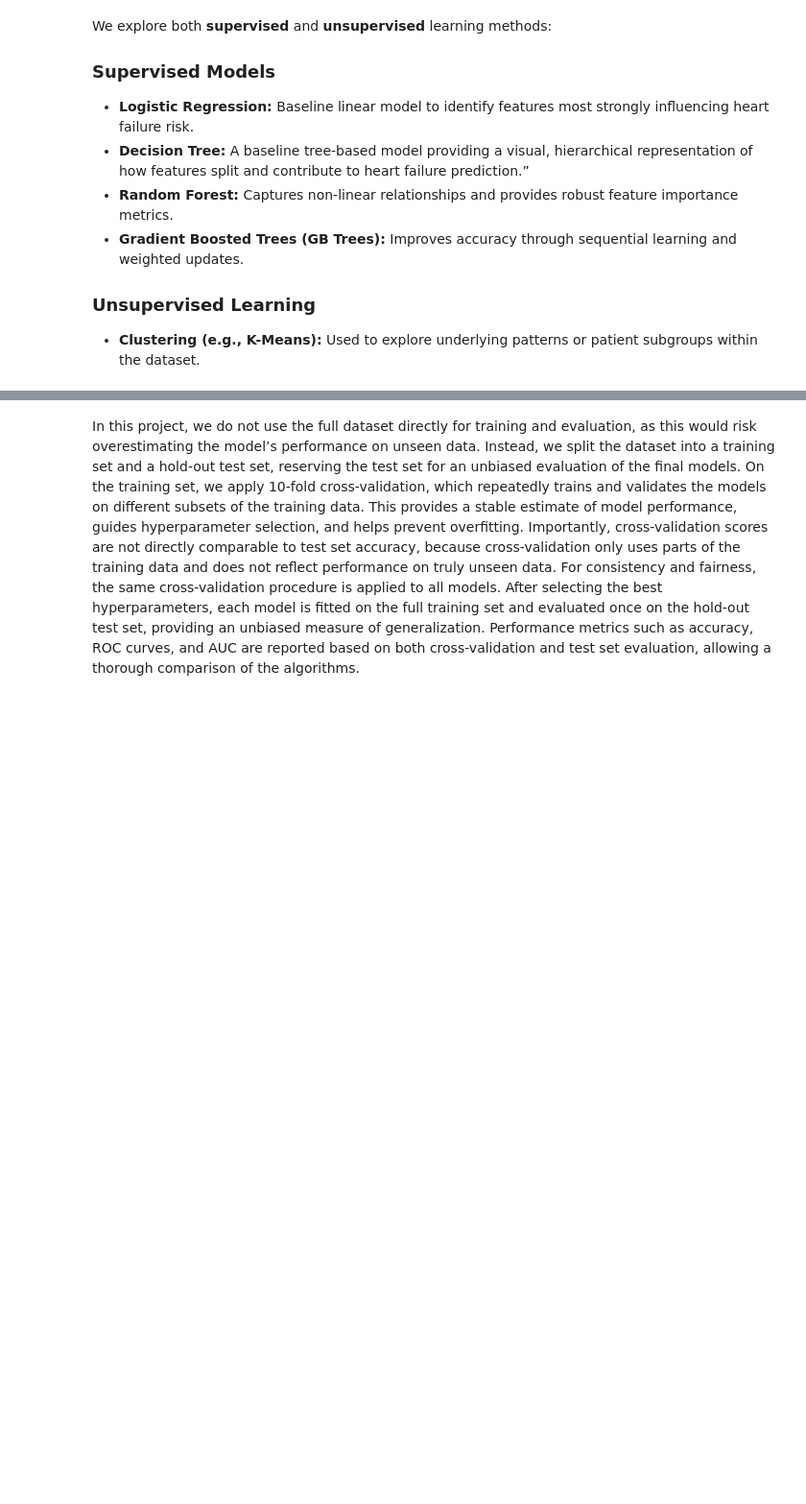
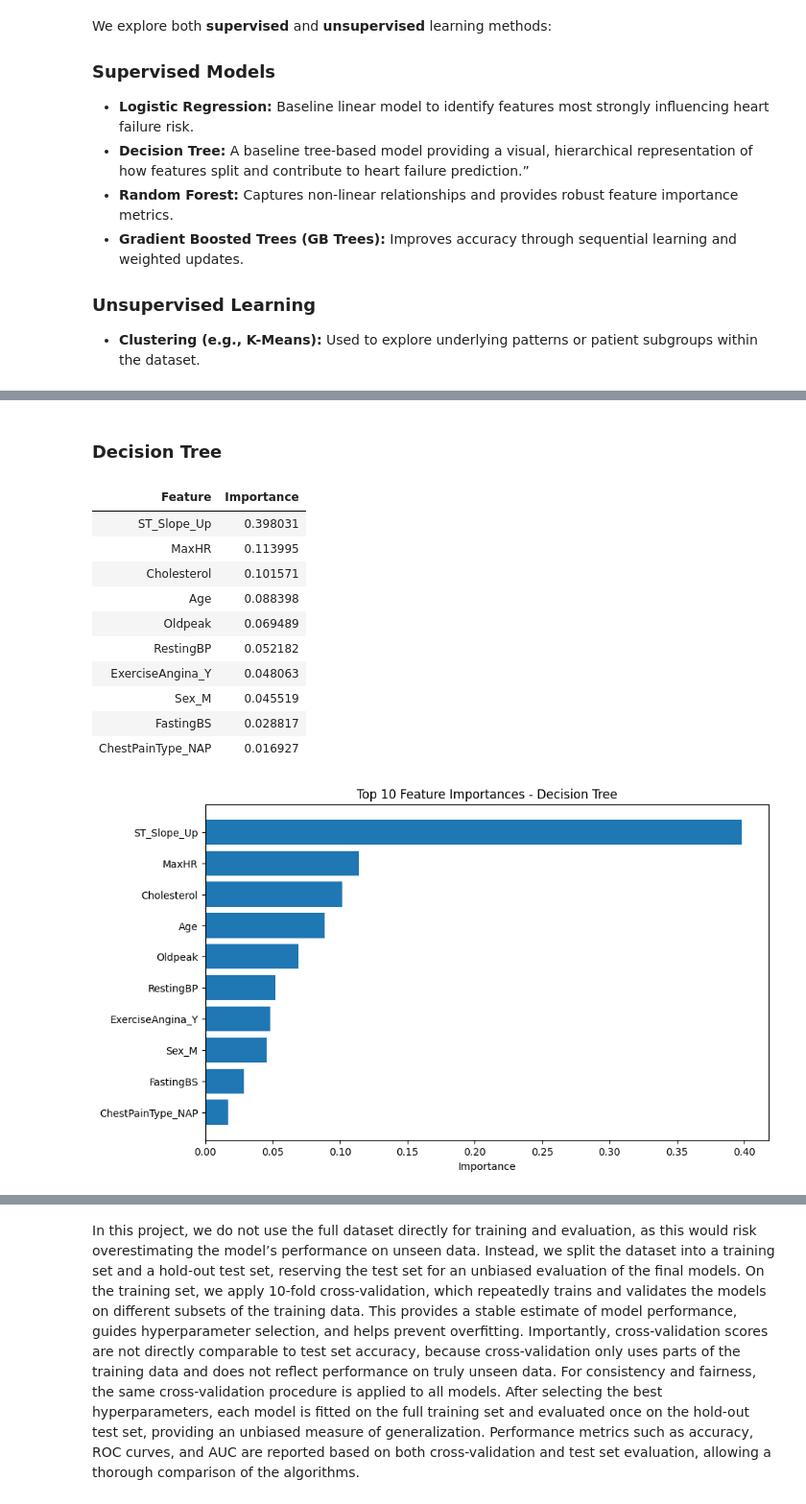
Before and after one commit to JoshH6538/heart-prediction-ml, a Jupyter notebook: Project_Report.ipynb, the cells around one changed output, grey strips where cells are left out. Shown at 96% size. Cells and saved outputs as stored; diff of their text form; code cells hidden in the pictures; blank space fills up the shorter version.

Commit message:
feat(models): Combined models to perform evaluation, started on combining feature importance from all models, made sure to add important graphs

```diff
--- a/Project_Report.ipynb
+++ b/Project_Report.ipynb
@@ -250,3 +301,6 @@ X_train, X_test, y_train, y_test = train_test_split(
+# %%
+X_train_final_unscaled = pd.concat([X_train_num, X_train_cat_df], axis=1)
+X_test_final_unscaled  = pd.concat([X_test_num,  X_test_cat_df], axis=1)
 # %% [markdown]
 ### Scaling Numerical Features
 # %% [markdown]
@@ -363,0 +359,9 @@ We explore both **supervised** and **unsupervised** learning methods:
+# %%
+### Feature Importance Analysis
+
+# Fit all models first
+for name, model in models_scaled.items():
+    model.fit(X_train_final_scaled, y_train)
+
+for name, model in models_unscaled.items():
+    model.fit(X_train_final_unscaled, y_train)
@@ -363,0 +394,41 @@ We explore both **supervised** and **unsupervised** learning methods:
+# %% [markdown]
+### Decision Tree
+# %%
+from sklearn.tree import plot_tree
+
+feature_importance_dt = pd.DataFrame({
+    'Feature': X_train_final_unscaled.columns,
+    'Importance': models_unscaled['Decision Tree'].feature_importances_
+}).sort_values('Importance', ascending=False)
+
+display(feature_importance_dt.head(10).style.hide(axis="index"))
+
+# Visualize top 10 features
+plt.figure(figsize=(10, 6))
+plt.barh(feature_importance_dt['Feature'][:10], feature_importance_dt['Importance'][:10])
+plt.xlabel('Importance')
+plt.title('Top 10 Feature Importances - Decision Tree')
+plt.gca().invert_yaxis()
+plt.show()
+
+# Optional: tree plot
+plt.figure(figsize=(20, 20))
+plot_tree(models_unscaled['Decision Tree'],
+          feature_names=X_train_final_unscaled.columns,
+          class_names=['No Heart Disease', 'Heart Disease'],
+          filled=True, rounded=True, fontsize=10, max_depth=3)
+plt.title('Decision Tree Visualization')
+plt.show()
+# %% [output]
+| Feature | Importance |
+| ST_Slope_Up | 0.398031 |
+| MaxHR | 0.113995 |
+| Cholesterol | 0.101571 |
+| Age | 0.088398 |
+| Oldpeak | 0.069489 |
+| RestingBP | 0.052182 |
+| ExerciseAngina_Y | 0.048063 |
+| Sex_M | 0.045519 |
+| FastingBS | 0.028817 |
+| ChestPainType_NAP | 0.016927 |
+[figure, added]
```
Also changed, not shown: parts of 42 cells of this notebook.
